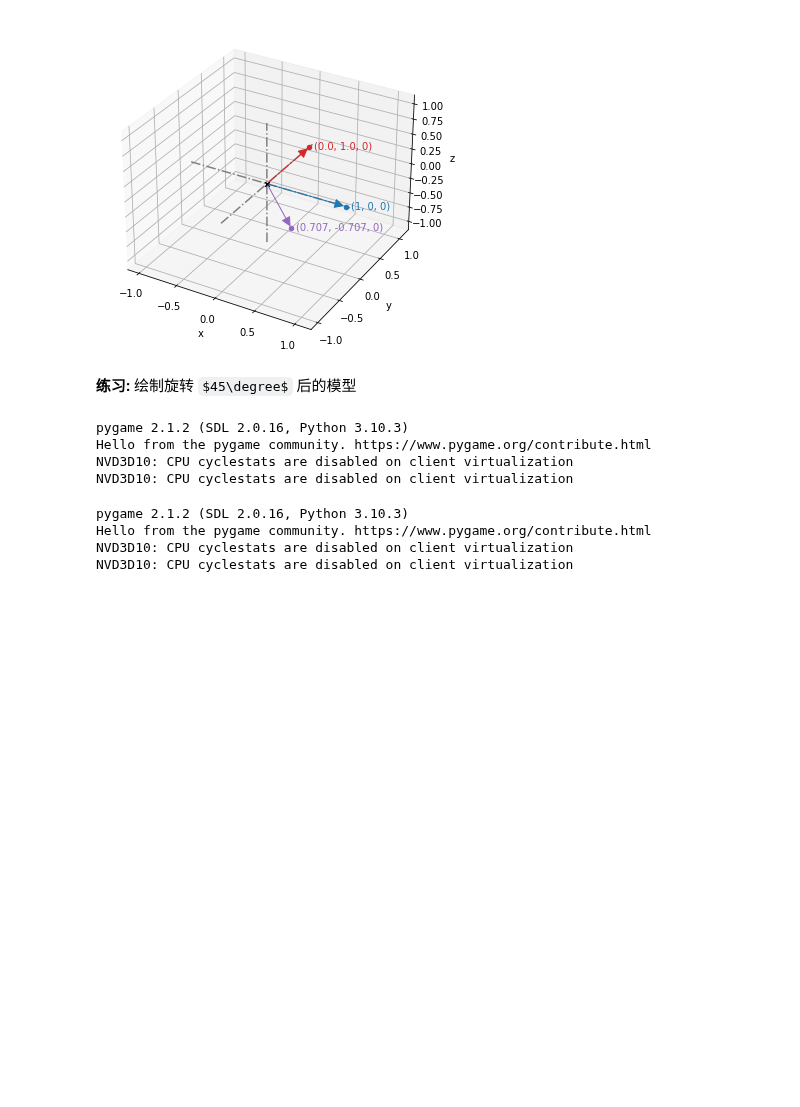
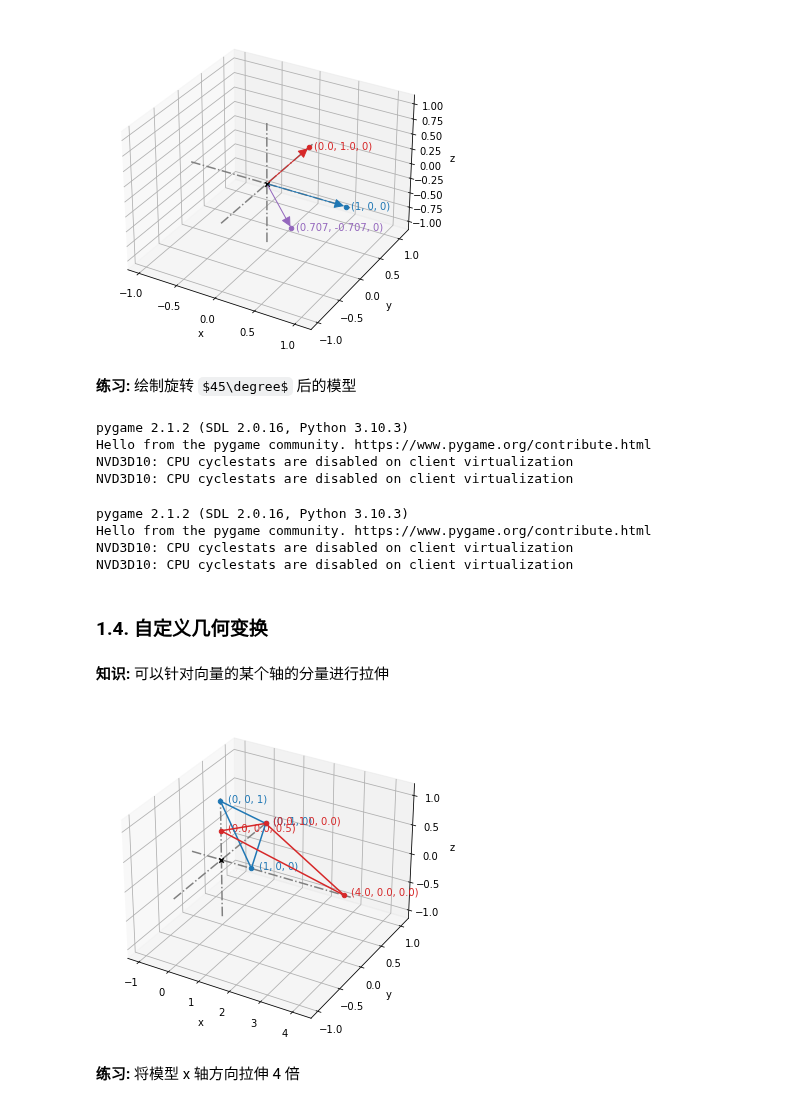
Before and after one commit to alvin-qh/study-python, a Jupyter notebook: math/notebooks/trans3d/transform3d.ipynb, the cells around one changed output. Cells and saved outputs as stored; diff of their text form; code cells hidden in the pictures; some formulas as TeX source; blank space fills up the shorter version.

Commit message:
[math] 3d demo, stretch model

```diff
--- a/math/notebooks/trans3d/transform3d.ipynb
+++ b/math/notebooks/trans3d/transform3d.ipynb
@@ -167,3 +167,42 @@ pygame 2.1.2 (SDL 2.0.16, Python 3.10.3)
 Hello from the pygame community. https://www.pygame.org/contribute.html
 NVD3D10: CPU cyclestats are disabled on client virtualization
 NVD3D10: CPU cyclestats are disabled on client virtualization
+# %% [markdown]
+### 1.4. 自定义几何变换
+# %% [markdown]
+**知识:** 可以针对向量的某个轴的分量进行拉伸
+# %%
+def stretch(v: Vector3D, sx: float = 1.0, sy: float = 1.0, sz: float = 1.0) -> Vector3D:
+    """
+    拉伸一个向量
+
+    Args:
+        v (Vector3D): 要拉伸的三维向量
+        sx (float, optional): `x` 轴拉伸倍数. Defaults to `1.0`.
+        sy (float, optional): `y` 轴拉伸倍数. Defaults to `1.0`.
+        sz (float, optional): `z` 轴拉伸倍数. Defaults to `1.0`.
+
+    Returns:
+        Vector3D: 拉伸后的向量
+    """
+    x, y, z = v
+    return (x * sx, y * sy, z * sz)
+# %%
+face = (
+    (1, 0, 0),
+    (0, 1, 0),
+    (0, 0, 1)
+)
+
+new_face = [stretch(v, sx=4.0, sz=0.5) for v in face]
+
+draw3d(
+    Points3D(*face, color=Color.blue),
+    Polygon3D(*face, color=Color.blue),
+    Points3D(*new_face, color=Color.red),
+    Polygon3D(*new_face, color=Color.red),
+)
+# %% [output]
+[figure, added]
+# %% [markdown]
+**练习:** 将模型 x 轴方向拉伸 4 倍
```
Also changed, not shown: parts of 4 cells of this notebook, 4 other files.
